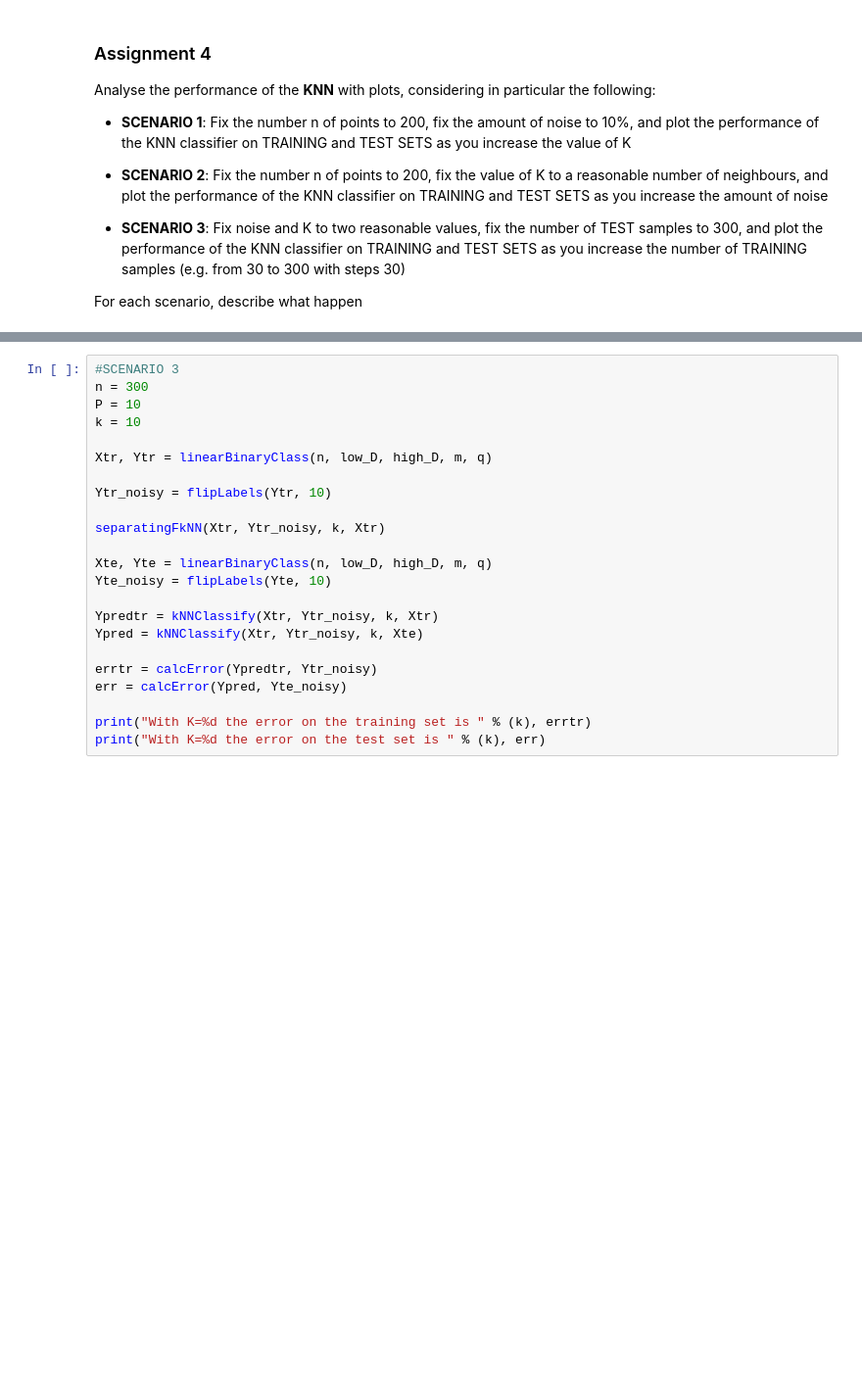
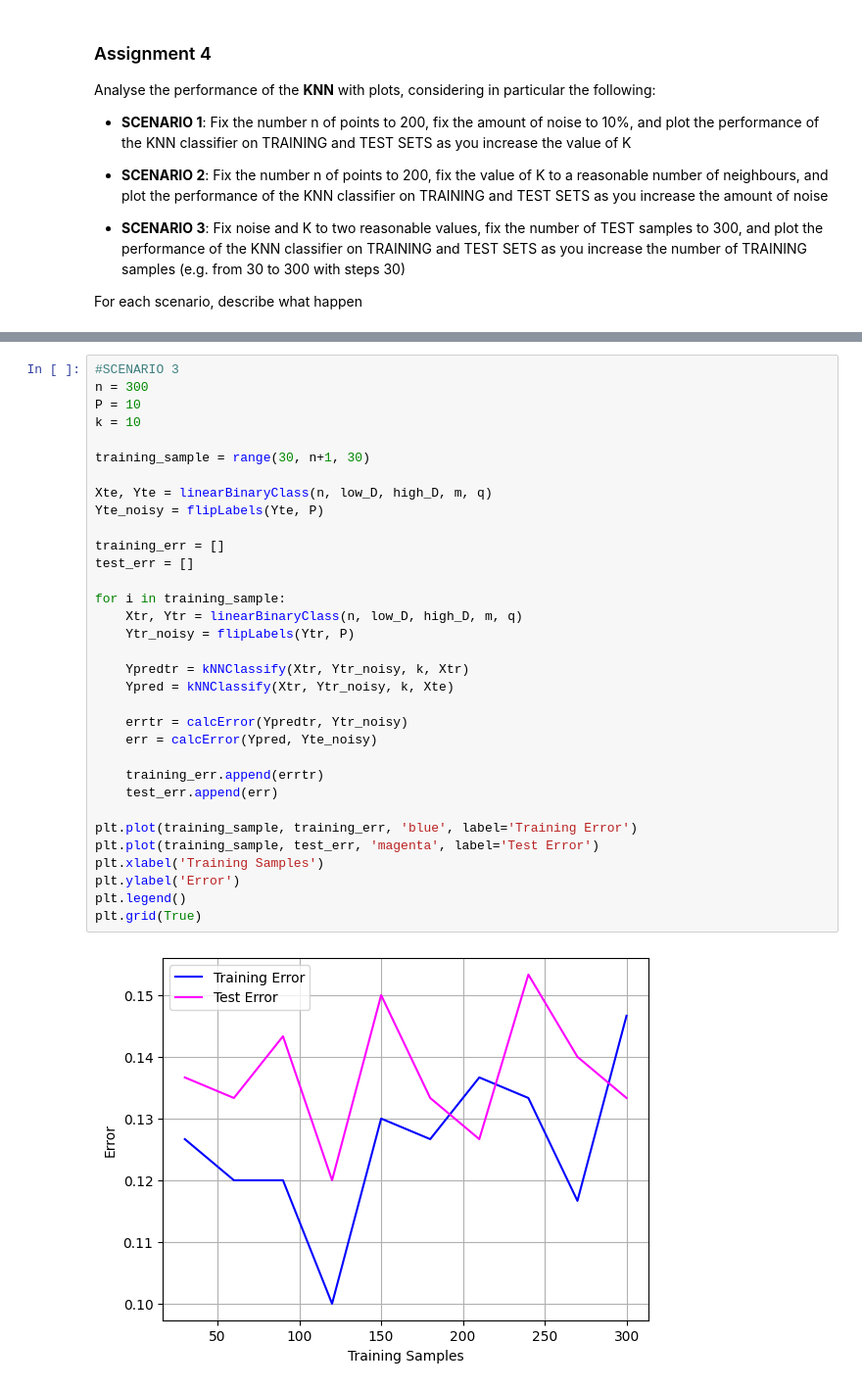
Before and after one commit to girofex/Machine-Learning-Algorithms, a Jupyter notebook: Lab1_KNN.ipynb, the cells around one changed output, grey strips where cells are left out. Shown at 98% size. Cells and saved outputs as stored; diff of their text form; blank space fills up the shorter version.

```diff
--- a/Lab1_KNN.ipynb
+++ b/Lab1_KNN.ipynb
@@ -385,26 +385,38 @@ With K=10 the error on the test set is  0.14
 # %%
 #SCENARIO 3
 n = 300
 P = 10
 k = 10
 
-Xtr, Ytr = linearBinaryClass(n, low_D, high_D, m, q)
-
-Ytr_noisy = flipLabels(Ytr, 10)
-
-separatingFkNN(Xtr, Ytr_noisy, k, Xtr)
+training_sample = range(30, n+1, 30)
 
 Xte, Yte = linearBinaryClass(n, low_D, high_D, m, q)
-Yte_noisy = flipLabels(Yte, 10)
+Yte_noisy = flipLabels(Yte, P)
 
-Ypredtr = kNNClassify(Xtr, Ytr_noisy, k, Xtr)
-Ypred = kNNClassify(Xtr, Ytr_noisy, k, Xte)
+training_err = []
+test_err = []
 
-errtr = calcError(Ypredtr, Ytr_noisy)
-err = calcError(Ypred, Yte_noisy)
+for i in training_sample:
+    Xtr, Ytr = linearBinaryClass(n, low_D, high_D, m, q)
+    Ytr_noisy = flipLabels(Ytr, P)
 
-print("With K=%d the error on the training set is " % (k), errtr)
-print("With K=%d the error on the test set is " % (k), err)
+    Ypredtr = kNNClassify(Xtr, Ytr_noisy, k, Xtr)
+    Ypred = kNNClassify(Xtr, Ytr_noisy, k, Xte)
+
+    errtr = calcError(Ypredtr, Ytr_noisy)
+    err = calcError(Ypred, Yte_noisy)
+
+    training_err.append(errtr)
+    test_err.append(err)
+
+plt.plot(training_sample, training_err, 'blue', label='Training Error')
+plt.plot(training_sample, test_err, 'magenta', label='Test Error')
+plt.xlabel('Training Samples')
+plt.ylabel('Error')
+plt.legend()
+plt.grid(True)
+# %% [output]
+[figure, added]
 # %% [markdown]
 Insert here your observations:
 - **SCENARIO 1**:
```
Also changed, not shown: parts of 5 cells of this notebook.
